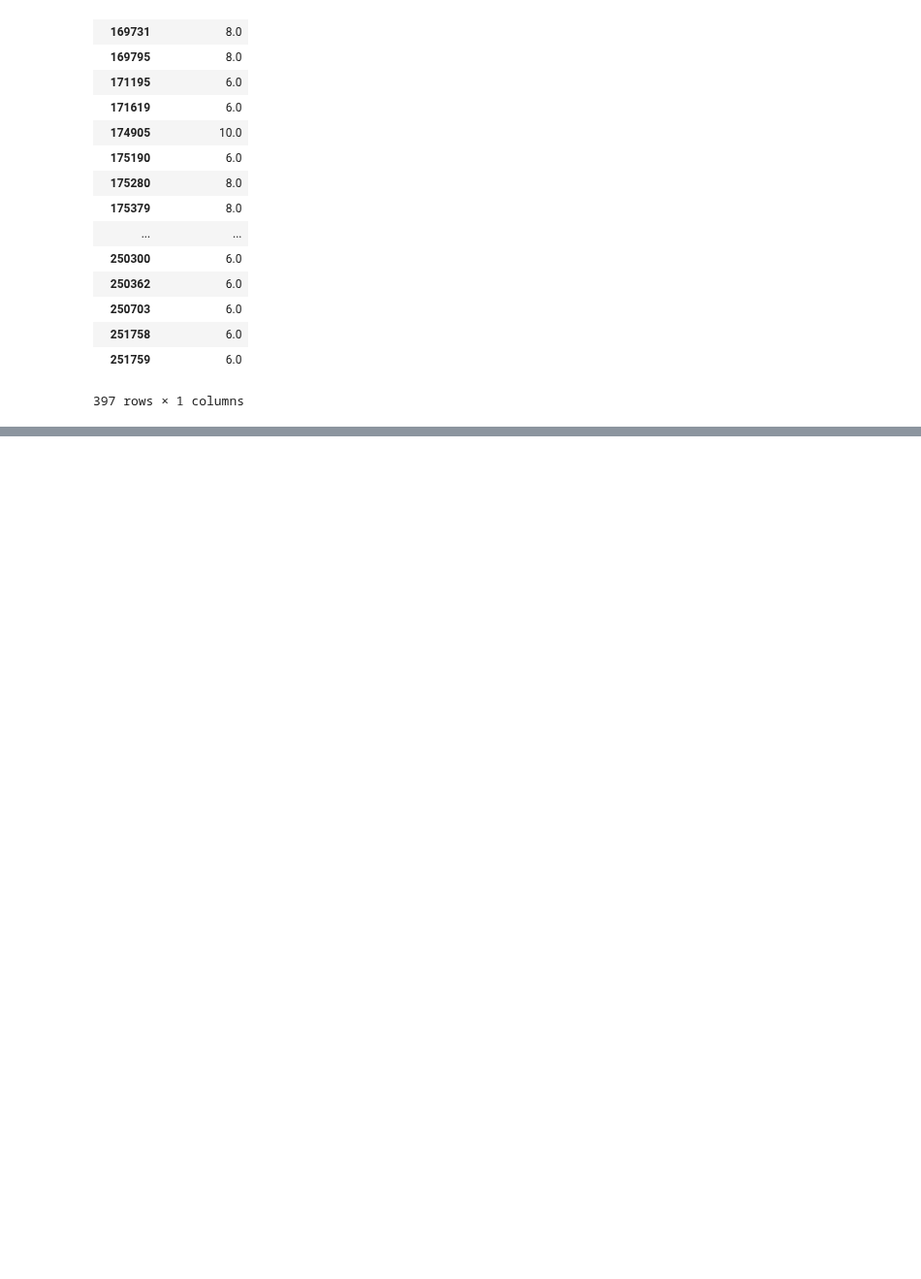
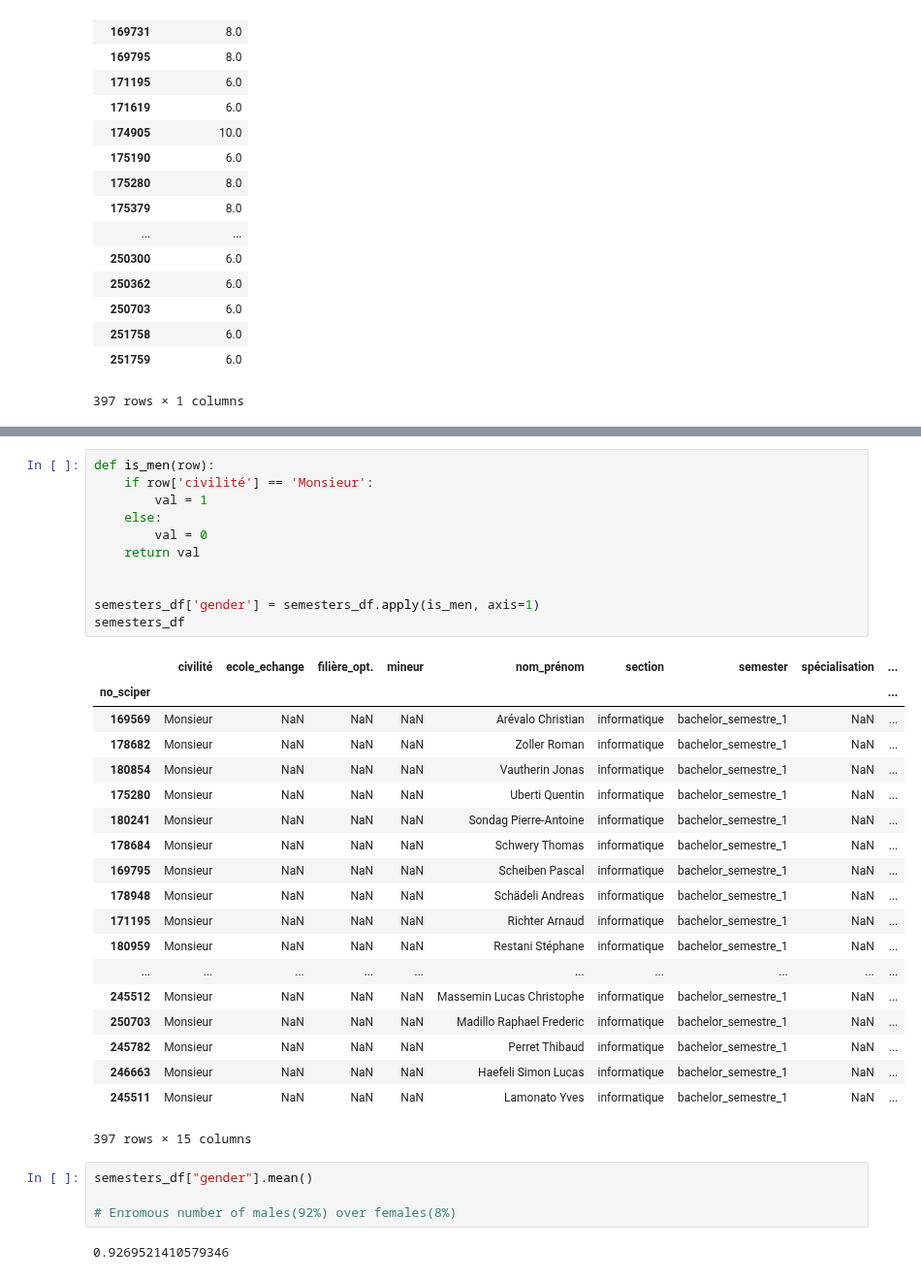
Before and after one commit to PaluchowskiMatthew/ADA-Kepler, a Jupyter notebook: 03 - Data from the Web/Get the data.ipynb, the cells around one changed output, grey strips where cells are left out. Shown at 97% size. Saved outputs shown, nothing was run; the diff lists cells and outputs as text; blank space fills up the shorter version.

```diff
--- a/03 - Data from the Web/Get the data.ipynb
+++ b/03 - Data from the Web/Get the data.ipynb
@@ -368 +378,38 @@ semesters_df.loc["174905"]
 # - Statistical test - two-sided hypothesis testing
+# %%
+def is_men(row):
+    if row['civilité'] == 'Monsieur':
+        val = 1
+    else:
+        val = 0
+    return val
+
+
+semesters_df['gender'] = semesters_df.apply(is_men, axis=1)
+semesters_df
+# %% [output]
+|  | civilité | ecole_echange | filière_opt. | mineur | nom_prénom | section | semester | spécialisation | ... |
+| no_sciper |  |  |  |  |  |  |  |  | ... |
+| 169569 | Monsieur | NaN | NaN | NaN | Arévalo Christian | informatique | bachelor_semestre_1 | NaN | ... |
+| 178682 | Monsieur | NaN | NaN | NaN | Zoller Roman | informatique | bachelor_semestre_1 | NaN | ... |
+| 180854 | Monsieur | NaN | NaN | NaN | Vautherin Jonas | informatique | bachelor_semestre_1 | NaN | ... |
+| 175280 | Monsieur | NaN | NaN | NaN | Uberti Quentin | informatique | bachelor_semestre_1 | NaN | ... |
+| 180241 | Monsieur | NaN | NaN | NaN | Sondag Pierre-Antoine | informatique | bachelor_semestre_1 | NaN | ... |
+| 178684 | Monsieur | NaN | NaN | NaN | Schwery Thomas | informatique | bachelor_semestre_1 | NaN | ... |
+| 169795 | Monsieur | NaN | NaN | NaN | Scheiben Pascal | informatique | bachelor_semestre_1 | NaN | ... |
+| 178948 | Monsieur | NaN | NaN | NaN | Schädeli Andreas | informatique | bachelor_semestre_1 | NaN | ... |
+| 171195 | Monsieur | NaN | NaN | NaN | Richter Arnaud | informatique | bachelor_semestre_1 | NaN | ... |
+| 180959 | Monsieur | NaN | NaN | NaN | Restani Stéphane | informatique | bachelor_semestre_1 | NaN | ... |
+| ... | ... | ... | ... | ... | ... | ... | ... | ... | ... |
+| 245512 | Monsieur | NaN | NaN | NaN | Massemin Lucas Christophe | informatique | bachelor_semestre_1 | NaN | ... |
+| 250703 | Monsieur | NaN | NaN | NaN | Madillo Raphael Frederic | informatique | bachelor_semestre_1 | NaN | ... |
+| 245782 | Monsieur | NaN | NaN | NaN | Perret Thibaud | informatique | bachelor_semestre_1 | NaN | ... |
+| 246663 | Monsieur | NaN | NaN | NaN | Haefeli Simon Lucas | informatique | bachelor_semestre_1 | NaN | ... |
+| 245511 | Monsieur | NaN | NaN | NaN | Lamonato Yves | informatique | bachelor_semestre_1 | NaN | ... |
+397 rows × 15 columns
+# %%
+semesters_df["gender"].mean()
+
+# Enromous number of males(92%) over females(8%)
+# %% [output]
+0.9269521410579346
```
Also changed, not shown: parts of 27 cells of this notebook.
